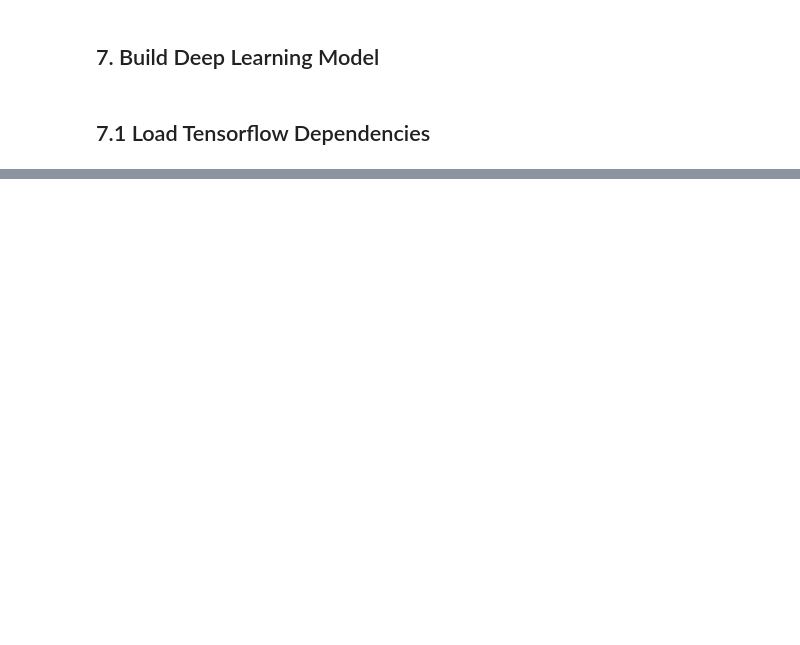
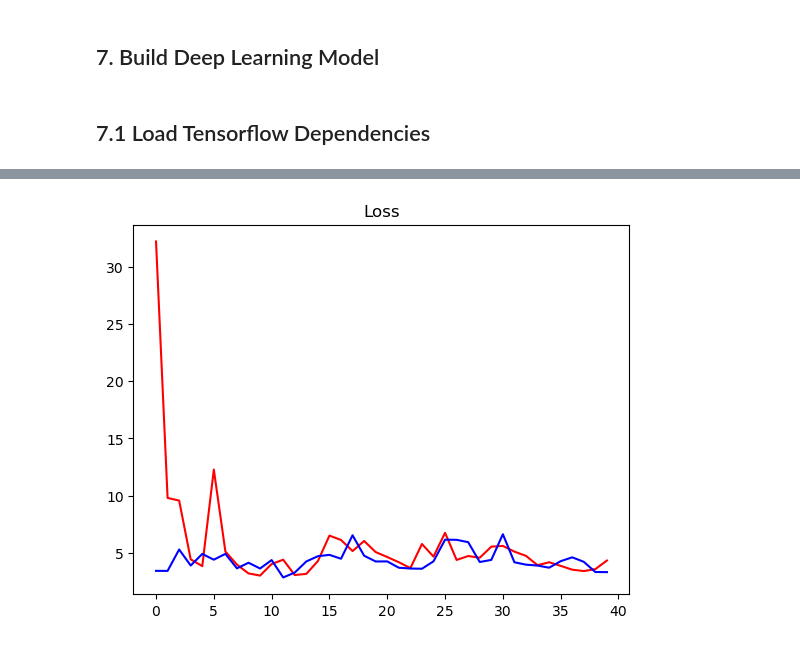
Before and after one commit to HilthonTT/CNN-AudioClassifier, a Jupyter notebook: AudioClassification.ipynb, the cells around one changed output, grey strips where cells are left out. Drawn from its saved outputs; the diff is of its cells as text; code cells hidden in the pictures; blank space fills up the shorter version.

```diff
--- a/AudioClassification.ipynb
+++ b/AudioClassification.ipynb
@@ -179,7 +180,12 @@ from tensorflow.keras.layers import Conv2D, Dense, Flatten
 # %%
 model = Sequential()
-model.add(Conv2D(16, (3,3), activation='relu', input_shape=(1325, 257, 1)))
-model.add(Conv2D(16, (3,3) , activation='relu'))
+model.add(Conv2D(32, (3, 3), activation='relu', input_shape=(748, 129, 1), kernel_regularizer=l2(0.001)))
+model.add(BatchNormalization())
+model.add(MaxPooling2D(pool_size=(2, 2)))
+model.add(Conv2D(64, (3, 3), activation='relu', kernel_regularizer=l2(0.001)))
+model.add(BatchNormalization())
+model.add(MaxPooling2D(pool_size=(2, 2)))
 model.add(Flatten())
-model.add(Dense(128, activation='relu'))
+model.add(Dense(128, activation='relu', kernel_regularizer=l2(0.001)))
+model.add(Dropout(0.5))
 model.add(Dense(1, activation='sigmoid'))
@@ -187,0 +192,5 @@ ResourceExhaustedError: failed to allocate memory [Op:AddV2]
+# %%
+recall_callback = tf.keras.metrics.Recall()
+precision_callback = tf.keras.metrics.Precision()
+
+model.compile("Adam", loss="BinaryCrossentropy", metrics=[recall_callback, precision_callback])
@@ -187,0 +217,2 @@ ResourceExhaustedError: failed to allocate memory [Op:AddV2]
+# %%
+hist = model.fit(train, epochs=40, validation_data=test)
@@ -187,0 +237,7 @@ ResourceExhaustedError: failed to allocate memory [Op:AddV2]
+# %%
+plt.title('Loss')
+plt.plot(hist.history['loss'], 'r')
+plt.plot(hist.history['val_loss'], 'b')
+plt.show()
+# %% [output]
+[figure, added]
```
Also changed, not shown: parts of 15 cells of this notebook.
